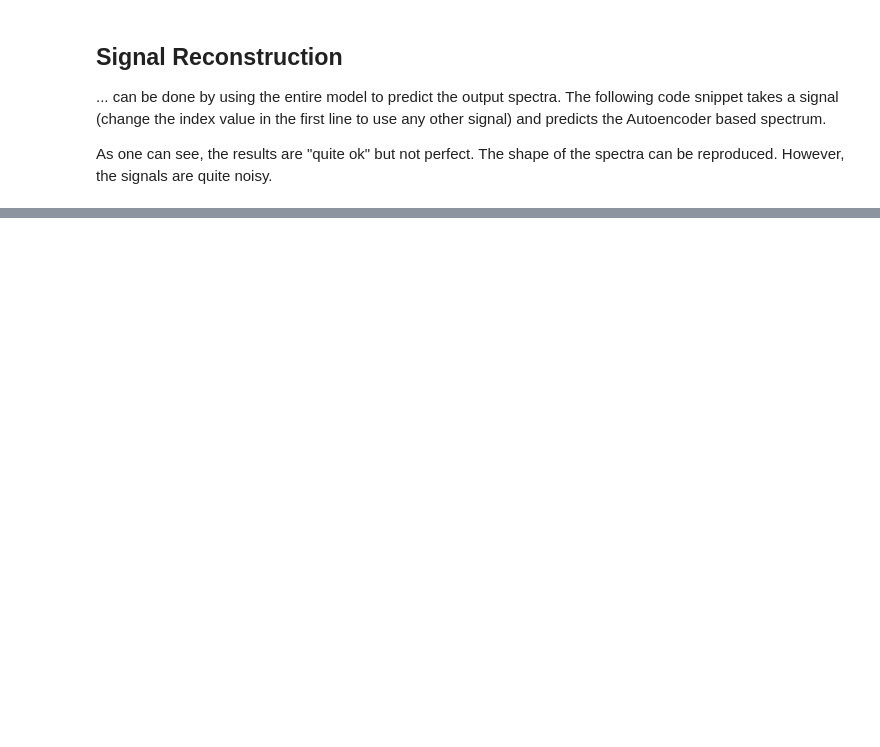
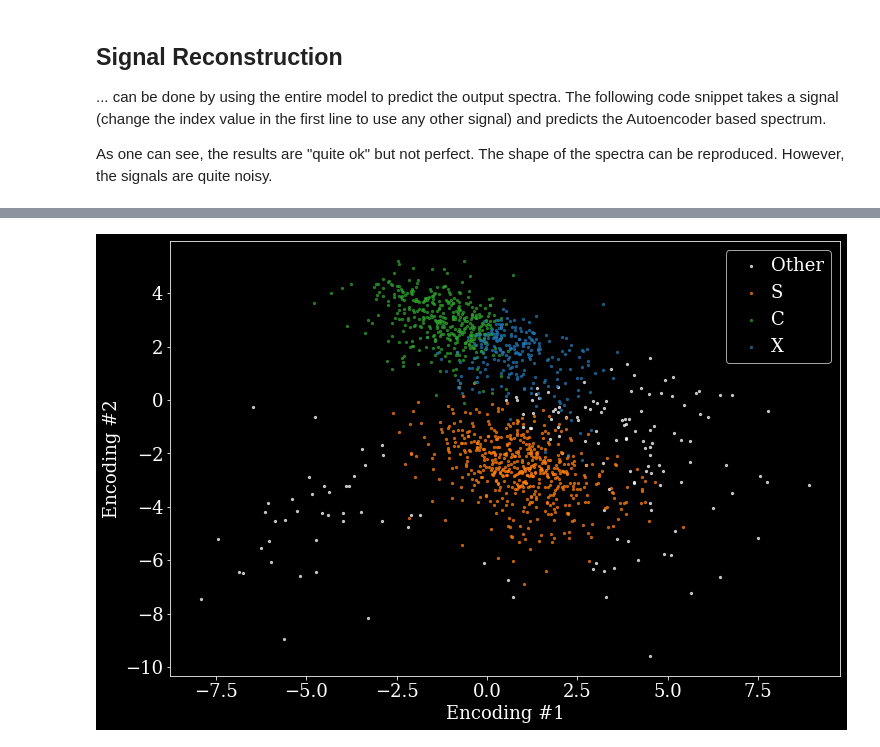
Before and after one commit to ThomasAlbin/Astroniz-YT-Tutorials, a Jupyter notebook: [ML1]-Asteroid-Spectra/11_dl_autoencoder_reconstruction.ipynb, the cells around one changed output, grey strips where cells are left out. Cells and saved outputs as stored; diff of their text form; code cells hidden in the pictures; blank space fills up the shorter version.

```diff
--- a/[ML1]-Asteroid-Spectra/11_dl_autoencoder_reconstruction.ipynb
+++ b/[ML1]-Asteroid-Spectra/11_dl_autoencoder_reconstruction.ipynb
@@ -249,0 +257,34 @@ plt.show()
+# %%
+# Plot now the autoencoder values for the Main Group
+
+# Create a dictionary to color the classes
+color_dict = {'Other': 'w',
+              'S': 'tab:orange',
+              'C': 'tab:green',
+              'X': 'tab:blue'}
+
+# Set a plot
+plt.figure(figsize=(12,8))
+
+# Create a scatter plot with the encoder values and assign the colors to the corresponding classes
+for asteroid_class, cluster_color in color_dict.items():
+    plt.scatter(encoded_df.loc[encoded_df["Main_Group"] == asteroid_class]["enc1"],
+                encoded_df.loc[encoded_df["Main_Group"] == asteroid_class]["enc2"],
+                marker='o',
+                s=5,
+                alpha=0.7,
+                color=cluster_color,
+                label=asteroid_class)
+
+# Set xlabels
+plt.xlabel("Encoding #1")
+plt.ylabel("Encoding #2")
+
+plt.legend()
+
+ax = plt.gca()
+ax.legend(handletextpad=0.1)
+
+plt.show()
+# %% [output]
+[figure, added]
```
Also changed, not shown: parts of 9 cells of this notebook.
